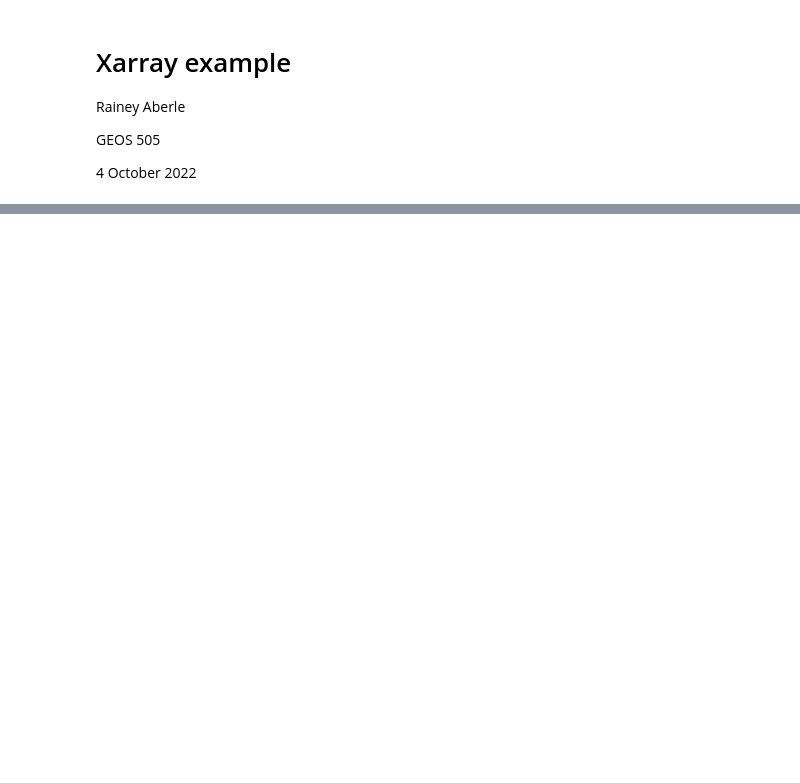
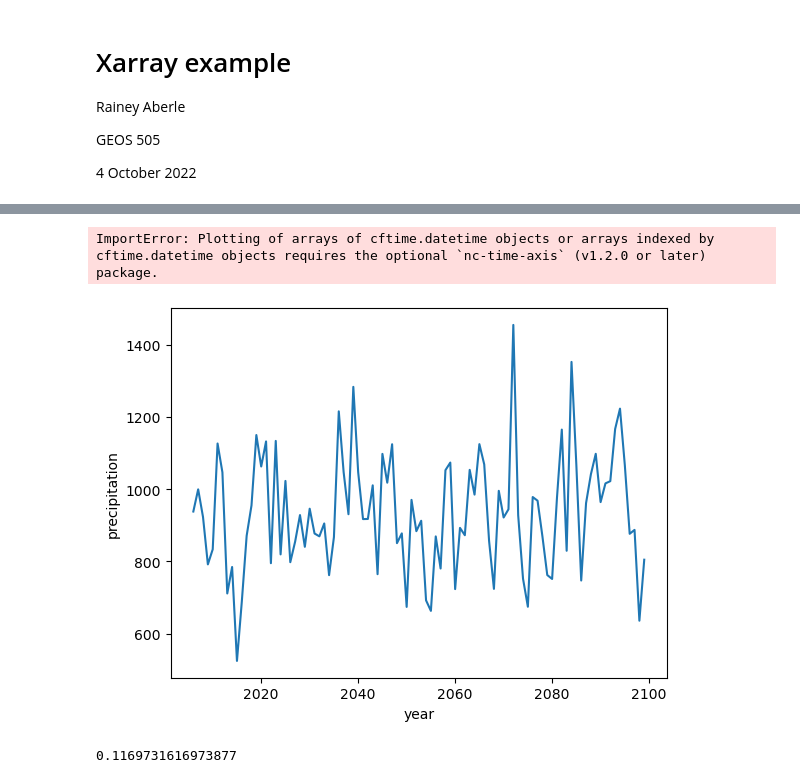
Before and after one commit to RaineyAbe/GEOS505-fall2022, a Jupyter notebook: notebooks/xarray_example.ipynb, the cells around one changed output, grey strips where cells are left out. Drawn from its saved outputs; the diff is of its cells as text; code cells hidden in the pictures; blank space fills up the shorter version.

```diff
--- a/notebooks/xarray_example.ipynb
+++ b/notebooks/xarray_example.ipynb
@@ -32,6 +76,23 @@ plt.show()
 # %%
 # mean annual precip
-ds_pr['precipitation'].groupby('time.year').sum(dim='time').mean(dim='year').plot()
+# ds_pr['precipitation'].groupby('time.year').sum(dim='time').mean(dim='year').plot()
 
 # mean monthly precip
-ds_pr['precipitation'].groupby('time.month').sum(dim='time').plot()
+# ds_pr['precipitation'].groupby('time.month').sum(dim='time').plot()
+
+ax1 = ds_pr['precipitation'].mean(dim=('lat', 'lon')).plot()
+# ax1.set_ylabel(
+plt.show()
+# %% [output]
+ImportError: Plotting of arrays of cftime.datetime objects or arrays indexed by cftime.datetime objects requires the optional `nc-time-axis` (v1.2.0 or later) package.
+# %%
+
+t1 = time.time()
+# annual precipitation averaged over the region
+ds_pr['precipitation'].mean(dim=('lat', 'lon')).groupby('time.year').sum(dim='time').plot()
+plt.show()
+
+print(time.time() - t1)
+# %% [output]
+[figure, added]
+0.1169731616973877
```
Also changed, not shown: parts of 8 cells of this notebook.
